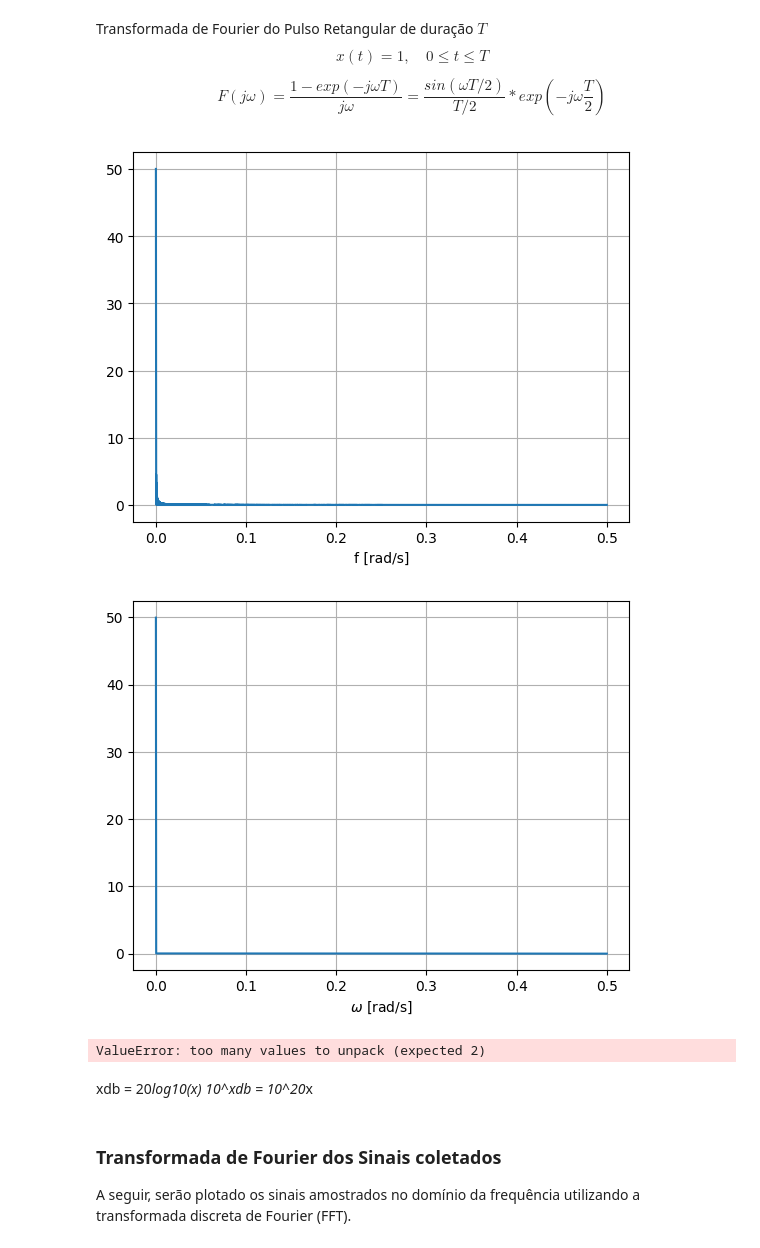
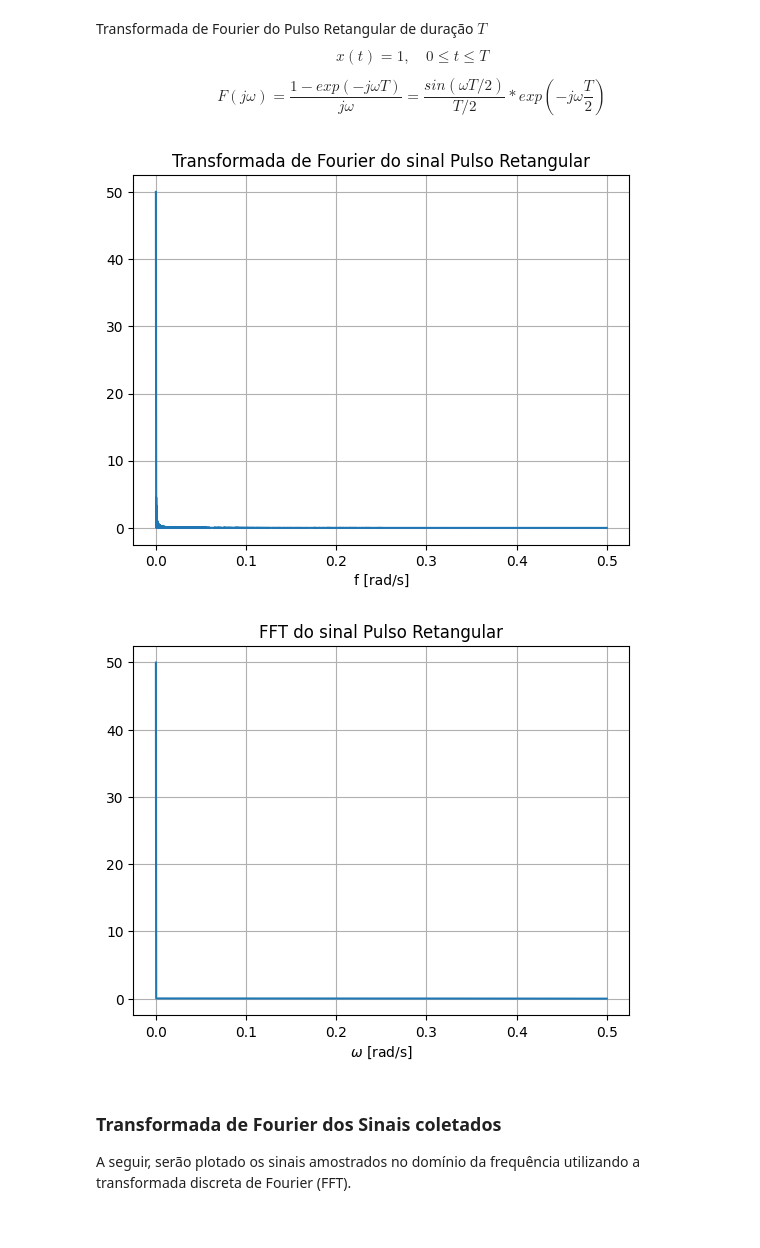
Before and after one commit to william-hazem/Model-Predictive-Control, a Jupyter notebook: identificacao/experimento.ipynb, the cells around one changed output. Cells and saved outputs as stored; diff of their text form; code cells hidden in the pictures.

```diff
--- a/identificacao/experimento.ipynb
+++ b/identificacao/experimento.ipynb
@@ -233,25 +233,23 @@ Transformada de Fourier do Pulso Retangular de duração $T$
 # %%
 def fourier_pulse_signal(omega, T):
     """"Calcula a Transformada de Fourier do sinal de pulso retangular de período T."""
     num = np.sinc(omega*T/2)*np.exp(-1j*omega*T/2)
     den = T/2
     den = 1
     return num / den
 
 N = 2**14
 dt = 2.0
-# omega = np.linspace(0*np.pi, 2*np.pi, N)
 omega = np.arange(N) / (dt * N) * 2*np.pi
 L = np.arange(1, np.floor(N / 2), dtype=int)
 
 u1_jw = 50*fourier_pulse_signal(omega, T=(t1_end - t1_start))
-# u2_jw = fourier_pulse_signal(omega, T=(t2_end - t2_start))
+plt.title("Transformada de Fourier do sinal Pulso Retangular")
 plt.plot(omega / 2 / np.pi, abs(u1_jw))
 plt.xlabel('f [rad/s]')
 plt.grid()
-# plt.plot(omega, 20*np.log10(abs(u2_jw)))
 # %% [output]
-[figure, old version]
+[figure, new version]
 # %%
 import scipy.fft as fft # transformada rápida de Fourier
 
@@ -269,22 +267,11 @@ def compute_fft(x, d = 2.0, n = None):
 
 freq, u1_jw = compute_fft(u1)
 plt.plot(freq, abs(u1_jw))
+plt.title("FFT do sinal Pulso Retangular")
 plt.xlabel('$\\omega$ [rad/s]')
 plt.grid()
 # %% [output]
-[figure, old version]
+[figure, new version]
-# %%
-
-
-freq = np.arange(len(u1)//2) / (2.0 * len(u1))
-a, b = compute_fft(u1)
-plt.plot(abs(b[:]))
-len(a)
-# %% [output]
-ValueError: too many values to unpack (expected 2)
-# %% [markdown]
-xdb = 20*log10(x)
-10^xdb = 10^20*x
 # %% [markdown]
 ### Transformada de Fourier dos Sinais coletados
 
```
Also changed, not shown: parts of 1 cell of this notebook, 3 other files.
